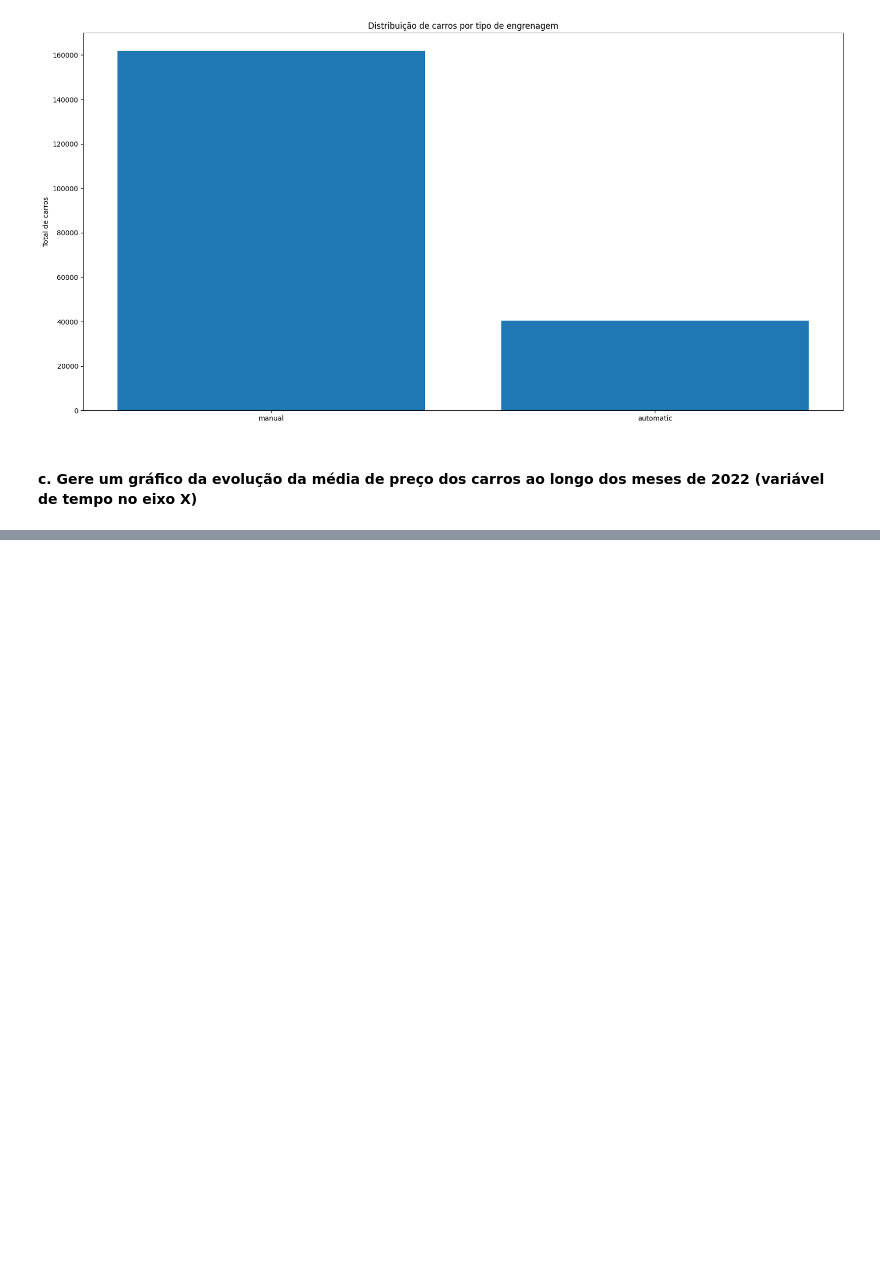
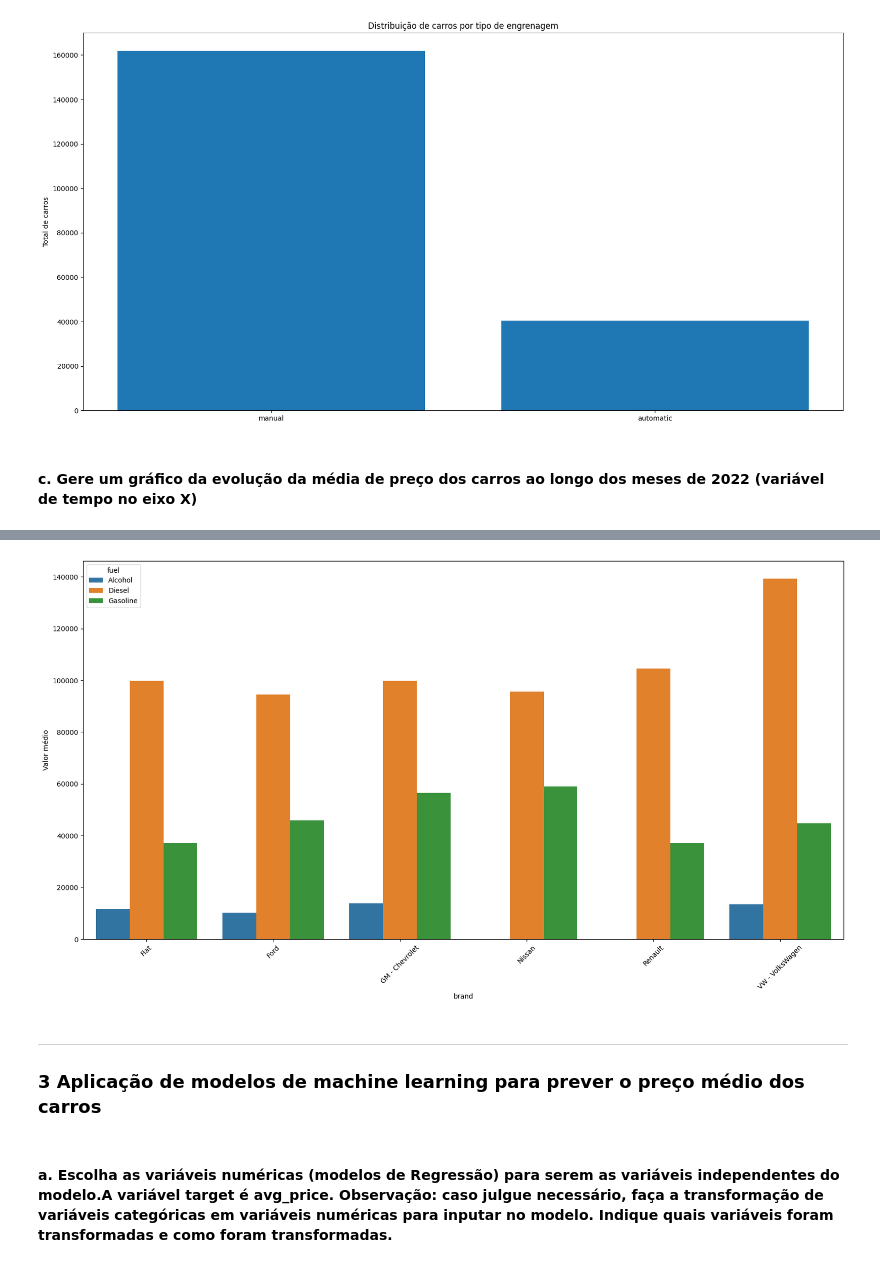
Before and after one commit to Equipe16-IAA/IAA002-TrabalhoFinal, a Jupyter notebook: 1 Analise exploratoria Daniel.ipynb, the cells around one changed output, grey strips where cells are left out. Cells and saved outputs as stored; diff of their text form; code cells hidden in the pictures; blank space fills up the shorter version.

```diff
--- a/1 Analise exploratoria Daniel.ipynb
+++ b/1 Analise exploratoria Daniel.ipynb
@@ -235,0 +270,4 @@ plt.xticks(rotation=45);
+# %%
+# Calculando a média por ano (coluna Data ultimo aumento - Ano) para saber se os salários aumentaram ou diminuíram entre 2021 e 2023
+media_combustivel_marca = dados.groupby(['brand', 'fuel'])['avg_price_brl'].mean().round(0) # round para arrendodar
+media_combustivel_marca.head()
@@ -235,0 +282,4 @@ plt.xticks(rotation=45);
+# %%
+# Utilizando a função reset_index para criar uma ordem e facilitar a criação do gráfico
+media_combustivel_marca = media_combustivel_marca.reset_index(name='Valor médio')
+media_combustivel_marca.head()
@@ -235,0 +293,12 @@ plt.xticks(rotation=45);
+# %%
+# Visualizando a média salarial por ano
+plt.figure(figsize=(20,10)) # Aumentar tamanho da imagem que será impressa na tela
+sns.barplot(x='brand', y='Valor médio', hue='fuel', data=media_combustivel_marca, hue_order=['Alcohol', 'Diesel','Gasoline'])
+plt.xticks(rotation=45);
+# %% [output]
+[figure, added]
+# %% [markdown]
+---
+### 3 Aplicação de modelos de machine learning para prever o preço médio dos carros
+# %% [markdown]
+#### a. Escolha as variáveis numéricas (modelos de Regressão) para serem as variáveis independentes do modelo.A variável target é avg_price. Observação: caso julgue necessário, faça a transformação de variáveis categóricas em variáveis numéricas para inputar no modelo. Indique quais variáveis foram transformadas e como foram transformadas.
```
Also changed, not shown: parts of 43 cells of this notebook.
